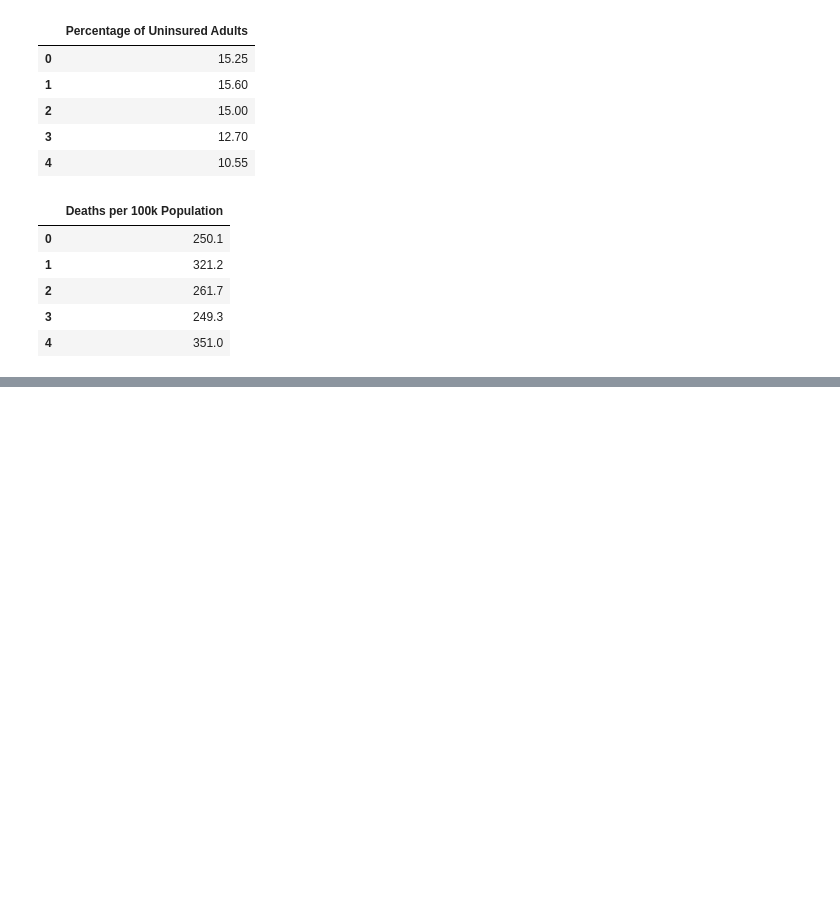
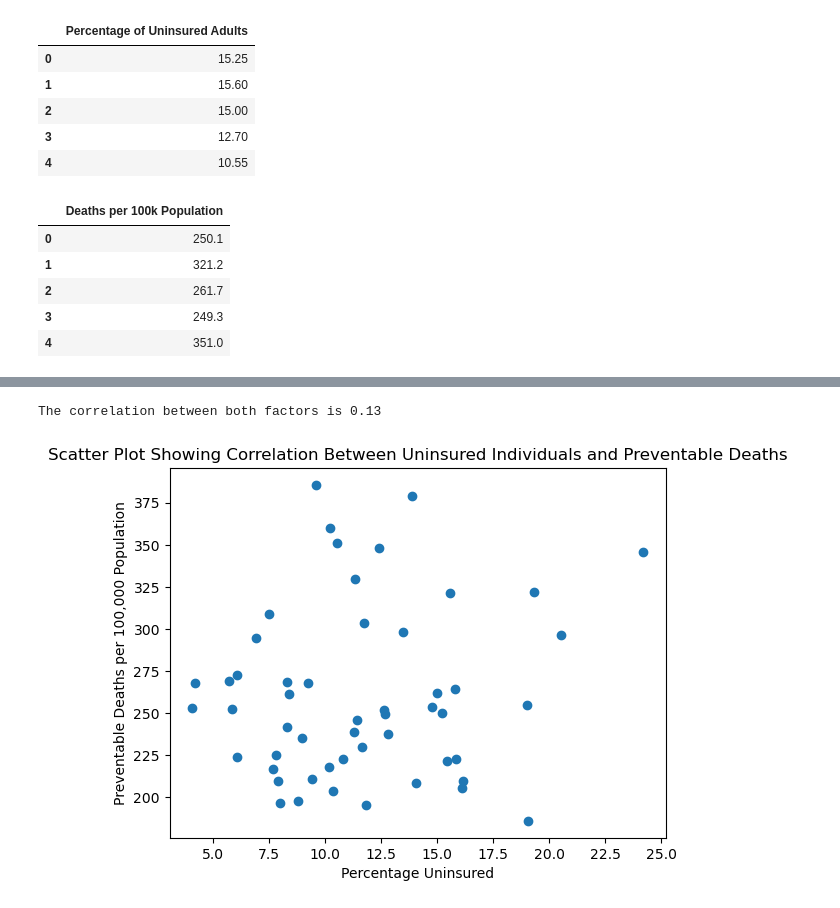
Before and after one commit to redpandata19/Project_1_Team_5, a Jupyter notebook: Premature_deaths.ipynb, the cells around one changed output, grey strips where cells are left out. Cells and saved outputs as stored; diff of their text form; code cells hidden in the pictures; blank space fills up the shorter version.

Commit message:
Finalized the creation of our first coefficient coorelation graph! WOOTgit add -A

```diff
--- a/Premature_deaths.ipynb
+++ b/Premature_deaths.ipynb
@@ -609,0 +601,6 @@ ValueError: shapes (52,1) and (52,1) not aligned: 1 (dim 1) != 52 (dim 0)
+# %%
+uninsured = unis_1819_df['Percentage of Uninsured Adults']
+deaths = avoidable_deaths_df['Deaths per 100k Population']
+# the next line (pd.concat) is from ChatGPT : https://pandas.pydata.org/pandas-docs/stable/reference/api/pandas.concat.html
+clean_data_df = pd.concat([uninsured, deaths], axis=1).dropna()
+clean_data_df.head()
@@ -609,0 +614,13 @@ ValueError: shapes (52,1) and (52,1) not aligned: 1 (dim 1) != 52 (dim 0)
+# %%
+x_uninsured = clean_data_df.iloc[:,0]
+y_deaths = clean_data_df.iloc[:,1]
+correlation = st.pearsonr(x_uninsured,y_deaths)
+plt.scatter(x_uninsured,y_deaths)
+plt.xlabel('Percentage Uninsured')
+plt.ylabel('Preventable Deaths per 100,000 Population')
+plt.title('Scatter Plot Showing Correlation Between Uninsured Individuals and Preventable Deaths')
+print(f"The correlation between both factors is {round(correlation[0],2)}")
+plt.show()
+# %% [output]
+The correlation between both factors is 0.13
+[figure, added]
```
Also changed, not shown: parts of 4 cells of this notebook.
